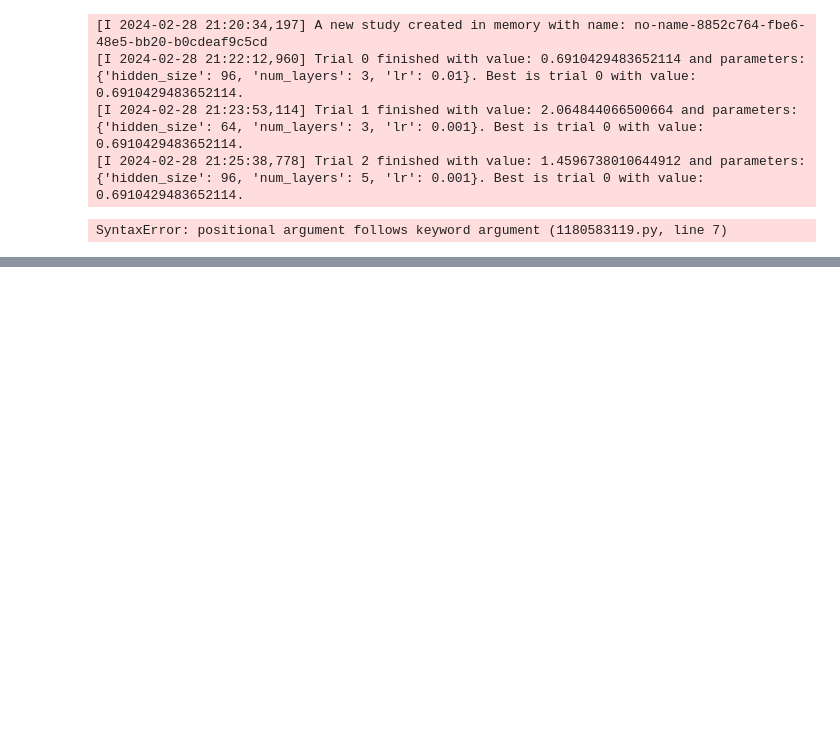
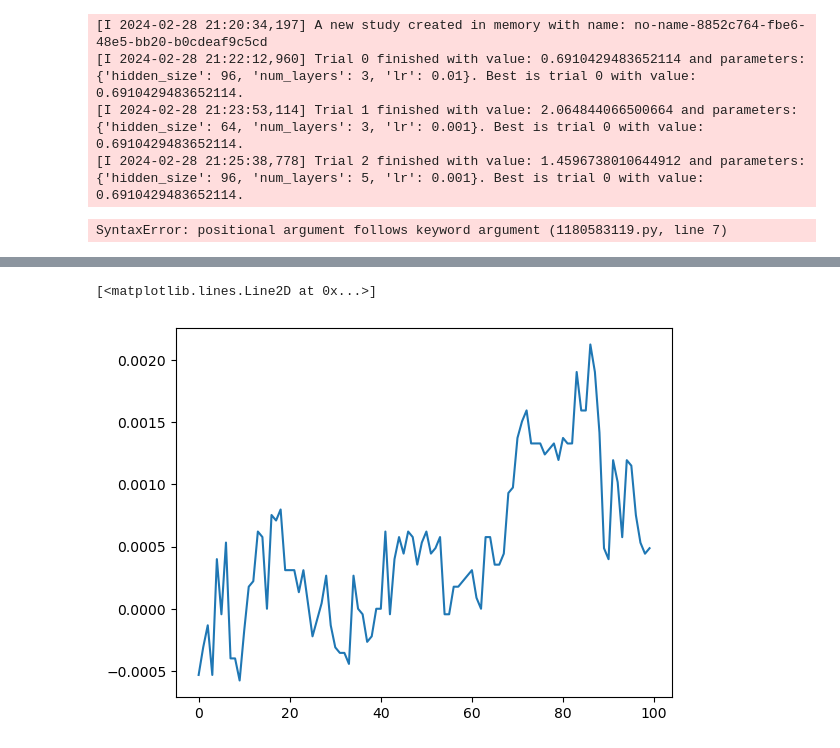
Before and after one commit to kevincoss/QuantInvestLab, a Jupyter notebook: btc_pred_rsch/code/models/CNN-LSTM_v3(shared).ipynb, the cells around one changed output, grey strips where cells are left out. Drawn from its saved outputs; the diff is of its cells as text; code cells hidden in the pictures; blank space fills up the shorter version.

```diff
--- a/btc_pred_rsch/code/models/CNN-LSTM_v3(shared).ipynb
+++ b/btc_pred_rsch/code/models/CNN-LSTM_v3(shared).ipynb
@@ -505,3 +492,10 @@ plt.title(f'Confusion Matrix Sequence Length: {seq_len}(with. Optuna)')
 plt.show()
 # %% [output]
 SyntaxError: positional argument follows keyword argument (1180583119.py, line 7)
+# %%
+import pandas as pd
+
+# 데이터 불러오기
+file_path = '../../data/' # 경로 설정
+df = pd.read_csv(file_path + 'bitcoin_data_num_rows_gt_5.csv')
+df
@@ -507,0 +516,10 @@ SyntaxError: positional argument follows keyword argument (1180583119.py, line 7
+# %%
+# EEMD 인스턴스 생성 및 실행
+eemd = EEMD()
+eIMFs = eemd.eemd(df['returns_next10m'].values)
+
+# IMF1부터 IMF5까지의 컬럼을 DataFrame에 추가
+for i in range(min(5, eIMFs.shape[0])):  # eIMFs의 수가 5개 미만일 수 있으므로 최소값 사용
+    df[f'IMF{i+1}'] = eIMFs[i, :]
+
+df.tail()
@@ -507,0 +536,5 @@ SyntaxError: positional argument follows keyword argument (1180583119.py, line 7
+# %%
+plt.plot(df['returns_next10m'].iloc[:100])
+# %% [output]
+[<matplotlib.lines.Line2D at 0x...>]
+[figure, added]
```
Also changed, not shown: parts of 11 cells of this notebook, 3 other files.
